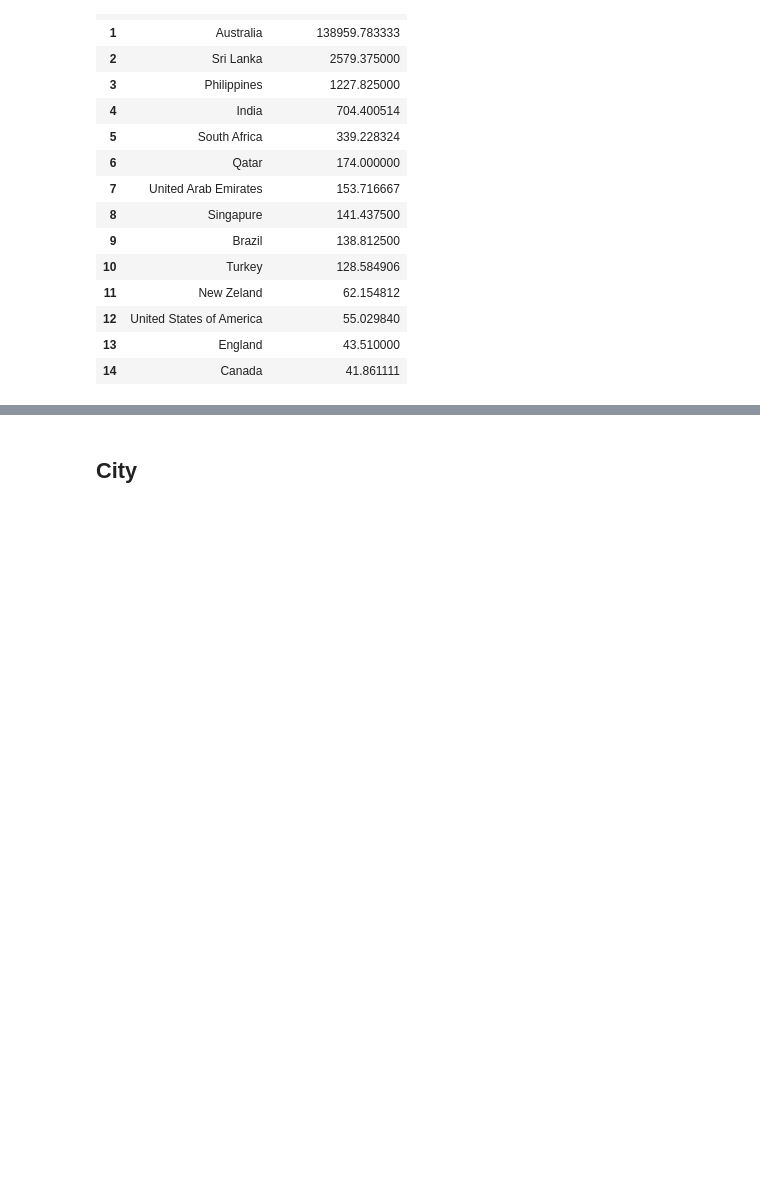
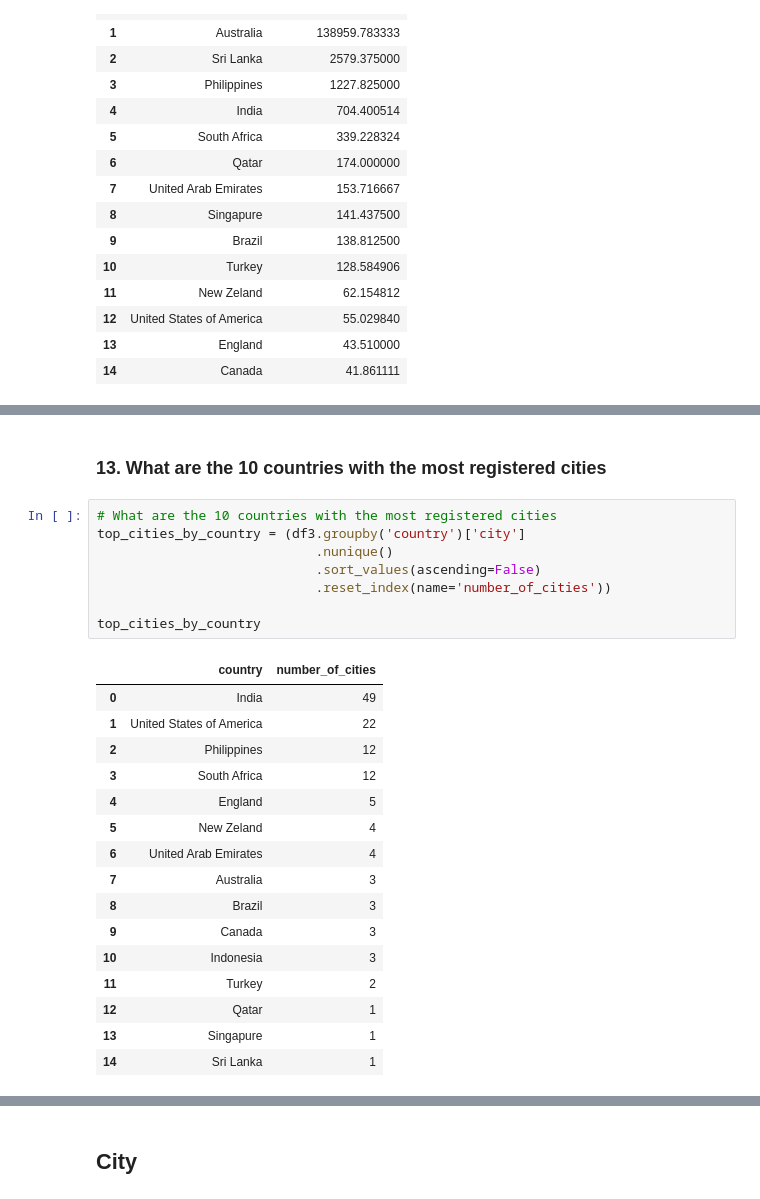
Before and after one commit to Leonamrsm/fome-zero-company, a Jupyter notebook: notebooks/insights_project.ipynb, the cells around one changed output, grey strips where cells are left out. Cells and saved outputs as stored; diff of their text form; blank space fills up the shorter version.

```diff
--- a/notebooks/insights_project.ipynb
+++ b/notebooks/insights_project.ipynb
@@ -440,0 +600,27 @@ df3.groupby('country')['aggregate_rating'].mean().idxmin()
+# %% [markdown]
+### 13. What are the 10 countries with the most registered cities
+# %%
+# What are the 10 countries with the most registered cities
+top_cities_by_country = (df3.groupby('country')['city']
+                            .nunique()
+                            .sort_values(ascending=False)
+                            .reset_index(name='number_of_cities'))
+
+top_cities_by_country
+# %% [output]
+|  | country | number_of_cities |
+| 0 | India | 49 |
+| 1 | United States of America | 22 |
+| 2 | Philippines | 12 |
+| 3 | South Africa | 12 |
+| 4 | England | 5 |
+| 5 | New Zeland | 4 |
+| 6 | United Arab Emirates | 4 |
+| 7 | Australia | 3 |
+| 8 | Brazil | 3 |
+| 9 | Canada | 3 |
+| 10 | Indonesia | 3 |
+| 11 | Turkey | 2 |
+| 12 | Qatar | 1 |
+| 13 | Singapure | 1 |
+| 14 | Sri Lanka | 1 |
```
Also changed, not shown: parts of 55 cells of this notebook, 3 other files.
